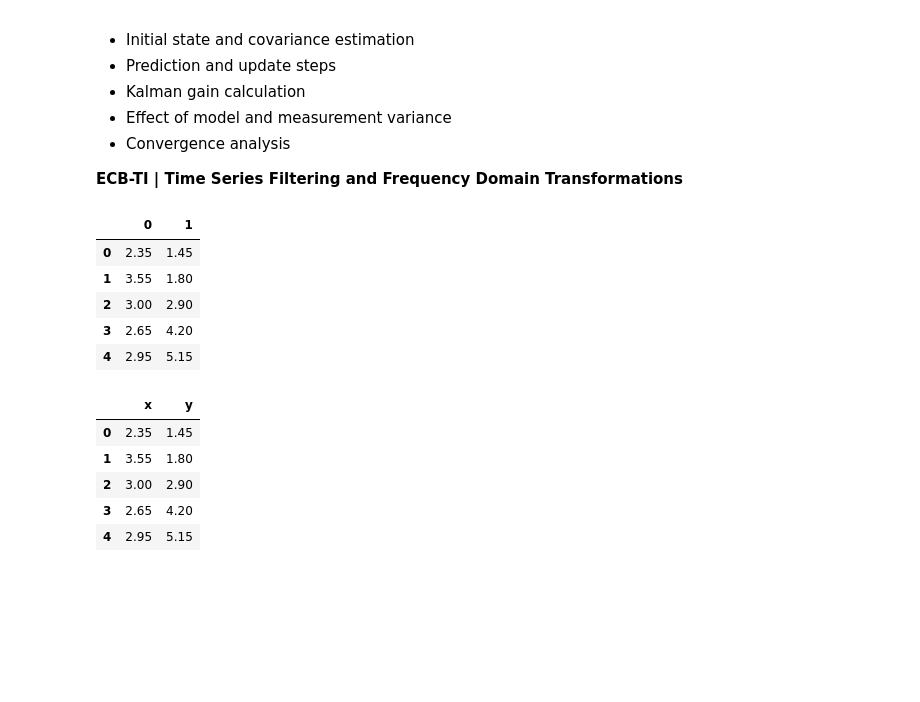
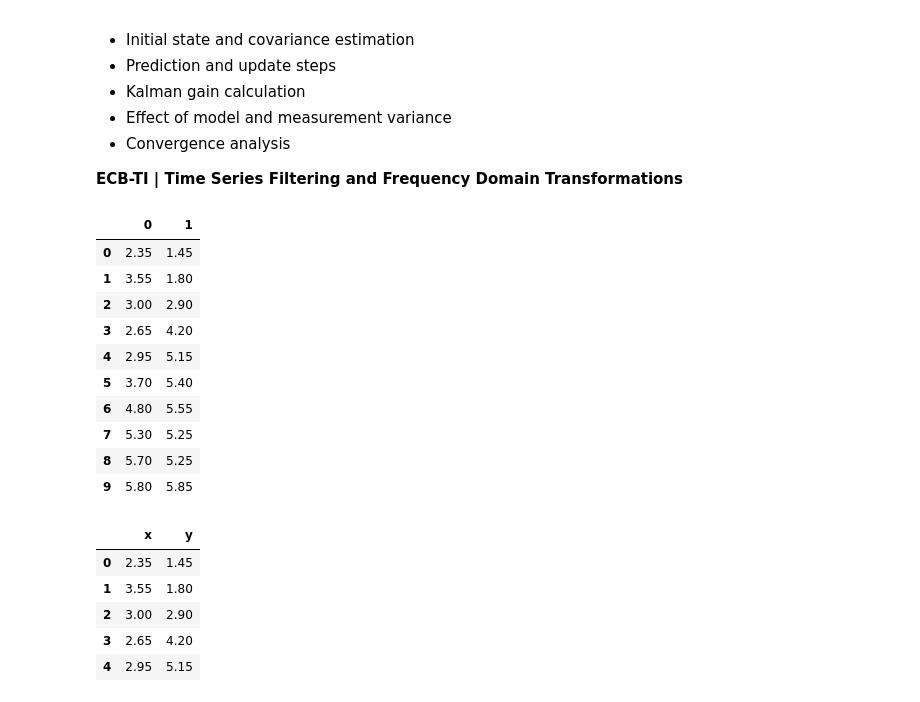
Before and after one commit to MAB1144-Python/ACT_2, a Jupyter notebook: exercise_1_kalman_filter.ipynb, the cells around one changed output. Drawn from its saved outputs; the diff is of its cells as text; code cells hidden in the pictures; blank space fills up the shorter version.

```diff
--- a/exercise_1_kalman_filter.ipynb
+++ b/exercise_1_kalman_filter.ipynb
@@ -14,18 +38,23 @@
 # %%
 import numpy as np
 import pandas as pd
 import matplotlib.pyplot as plt
 
 # Cargar datos de movimiento sin encabezado
 motion_df = pd.read_csv('Appendix 1 - xy_motion_kalman_filter_example.csv', header=None)
-motion_df.head()
+motion_df.head(10)
 # %% [output]
 |  | 0 | 1 |
 | 0 | 2.35 | 1.45 |
 | 1 | 3.55 | 1.80 |
 | 2 | 3.00 | 2.90 |
 | 3 | 2.65 | 4.20 |
 | 4 | 2.95 | 5.15 |
+| 5 | 3.70 | 5.40 |
+| 6 | 4.80 | 5.55 |
+| 7 | 5.30 | 5.25 |
+| 8 | 5.70 | 5.25 |
+| 9 | 5.80 | 5.85 |
 # %%
 # Asignar encabezado a las columnas
 motion_df.columns = ['x', 'y']
```
Also changed, not shown: parts of 5 cells of this notebook, 2 other files.
